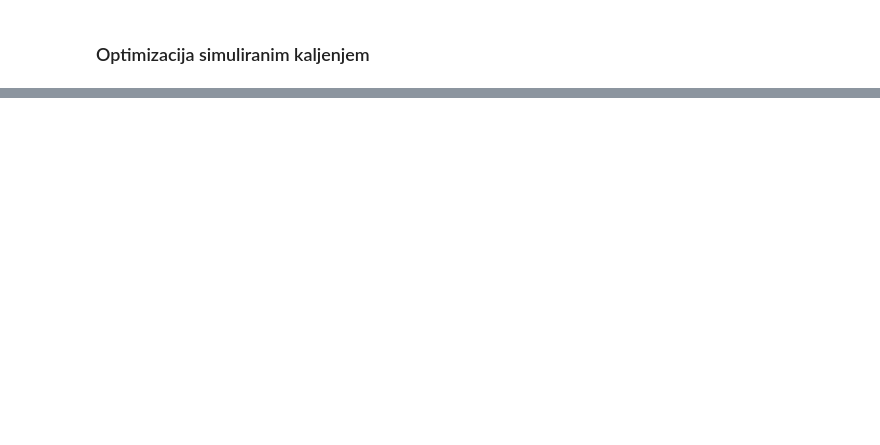
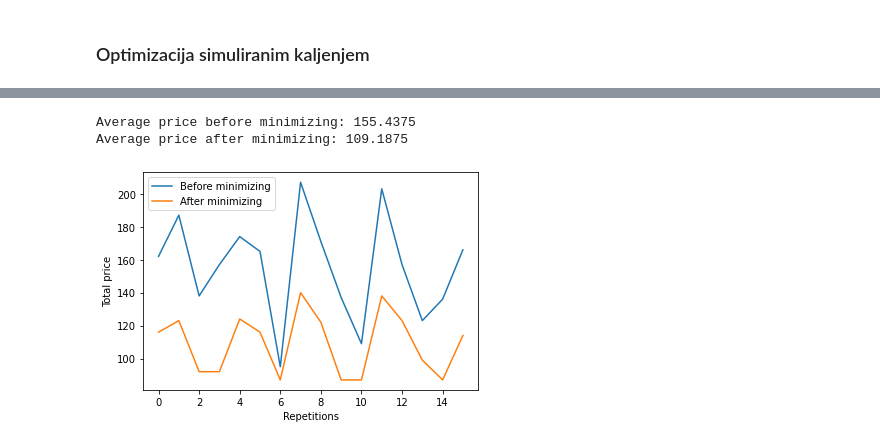
Before and after one commit to lristic/kcpp-optimization, a Jupyter notebook: RI-Seminarski.ipynb, the cells around one changed output, grey strips where cells are left out. Cells and saved outputs as stored; diff of their text form; code cells hidden in the pictures; blank space fills up the shorter version.

```diff
--- a/RI-Seminarski.ipynb
+++ b/RI-Seminarski.ipynb
@@ -211,0 +410,29 @@ Paths after optimizing with brute-force algorithm:
+# %%
+import matplotlib.pyplot as plt
+import numpy as np
+
+# Primer 1
+# prices = np.array([198, 250, 209, 211, 252, 192, 138, 141, 214, 205,
+#                    220, 155, 267, 179, 244, 230, 217, 278, 134, 172])
+# prices_sa = np.array([157, 201, 126, 125, 198, 119, 122, 126, 111, 157,
+#                       170, 98, 117, 97, 159, 127, 169, 175, 98, 89])
+
+prices = np.array([162, 187, 138, 157, 174, 165, 95, 207, 171, 137, 109, 203, 157, 123, 136, 166])
+prices_sa = np.array([116, 123, 92, 92, 124, 116, 87, 140, 122, 87, 87, 138, 123, 99, 87, 114])
+
+plt.plot(prices)
+plt.plot(prices_sa)
+plt.xlabel('Repetitions')
+plt.ylabel('Total price')
+
+plt.legend(["Before minimizing", "After minimizing"])
+
+average_prices = sum(prices)/len(prices)
+average_prices_sa = sum(prices_sa)/len(prices_sa)
+
+print("Average price before minimizing: {}".format(average_prices))
+print("Average price after minimizing: {}".format(average_prices_sa))
+# %% [output]
+Average price before minimizing: 155.4375
+Average price after minimizing: 109.1875
+[figure, added]
```
Also changed, not shown: parts of 10 cells of this notebook, 1 other file.
